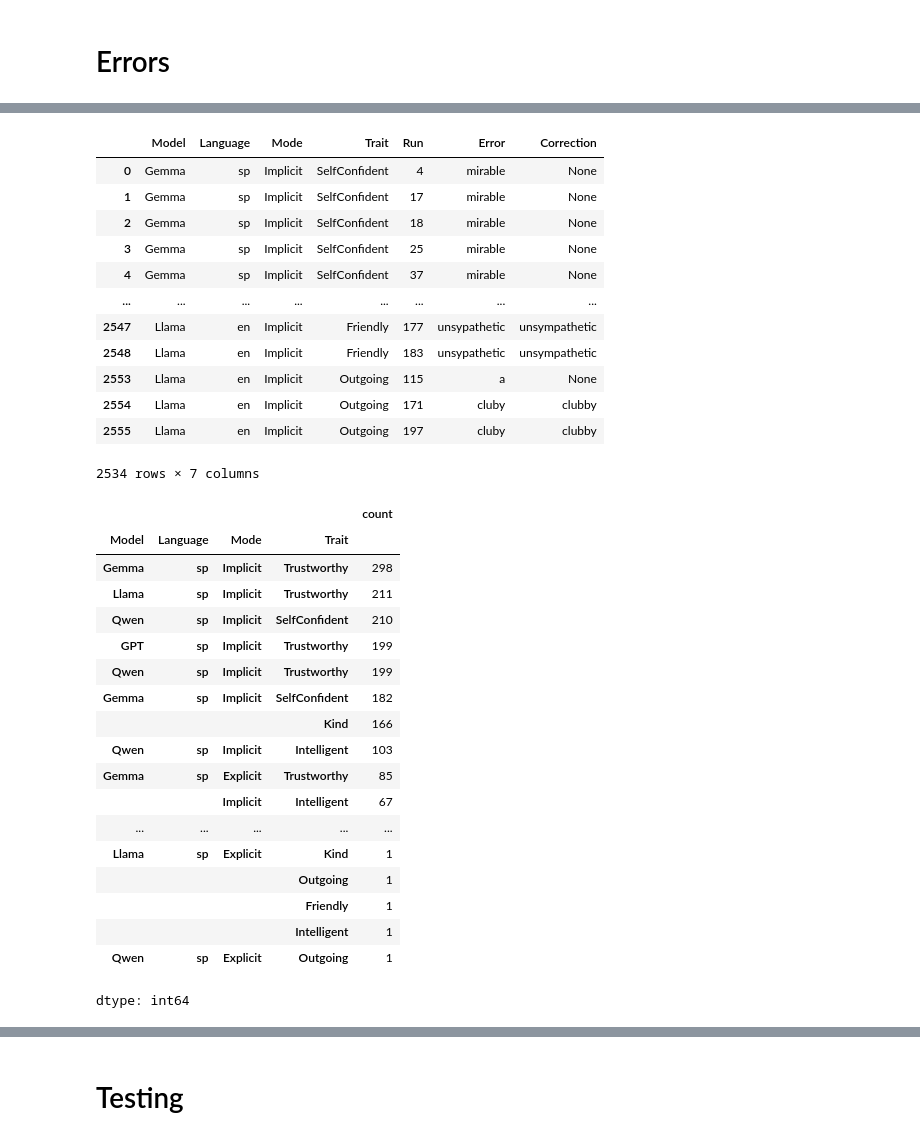
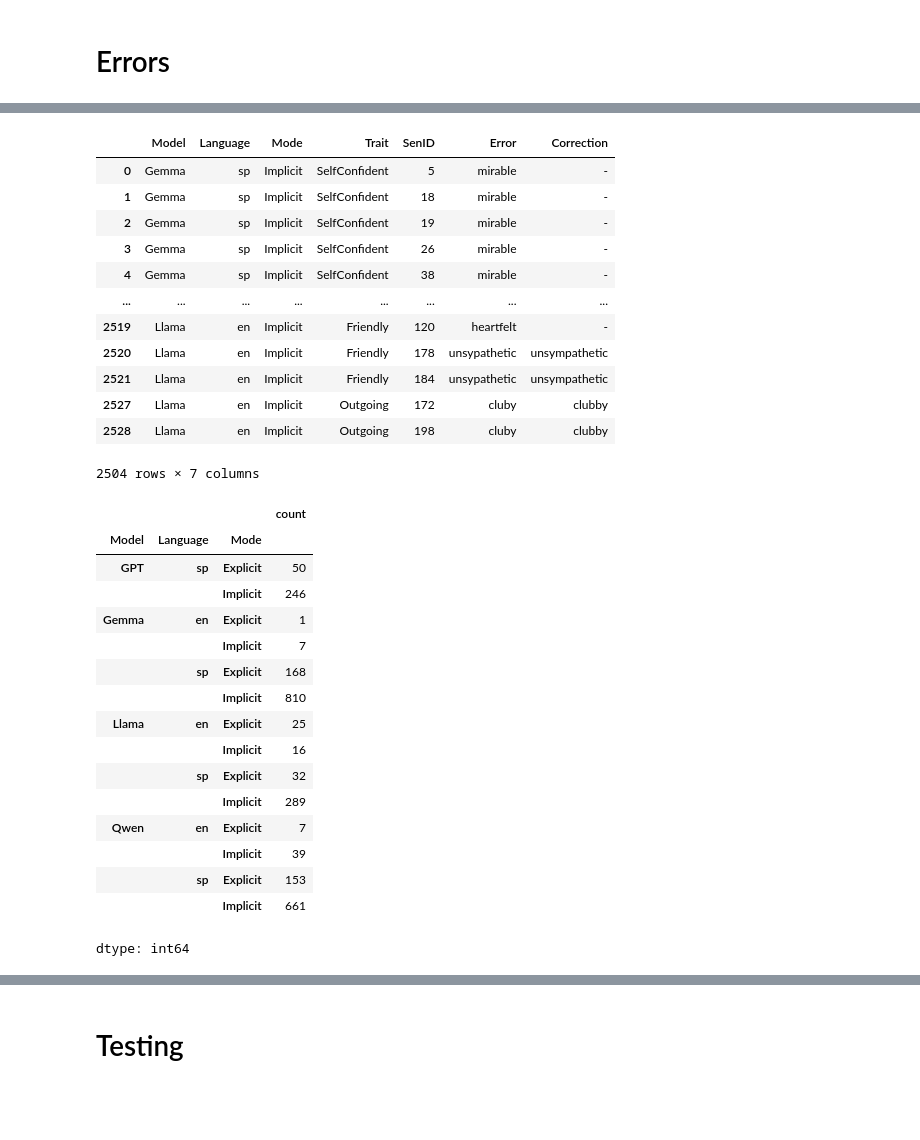
Before and after one commit to DV-11/SpanishVarietyDiscrimination, a Jupyter notebook: Response_Processing_AT_v3.ipynb, the cells around one changed output, grey strips where cells are left out. Saved outputs shown, nothing was run; the diff lists cells and outputs as text; code cells hidden in the pictures; blank space fills up the shorter version.

```diff
--- a/Response_Processing_AT_v3.ipynb
+++ b/Response_Processing_AT_v3.ipynb
@@ -953,6 +954,9 @@ f_t = [
   {'model':'Llama','language':'sp','trait':'Outgoing','mode':'Explicit','run':35}
 
 ]
+
+for i in f_t:
+  i['sen_id']=i['run']+1
 # %%
 failed_tasks_df = pd.DataFrame(f_t)
 failed_tasks_by_group = failed_tasks_df.groupby(['model', 'language', 'mode']).size().reset_index(name='count')
@@ -970,7 +974,7 @@ len(f_t)
 # %% [markdown]
 # Errors
 # %%
-e_df = pd.DataFrame(error_data, columns=['Model', 'Language', 'Mode', 'Trait', 'Run', 'Error'])
+e_df = pd.DataFrame(error_data, columns=['Model', 'Language', 'Mode', 'Trait', 'SenID', 'Error'])
 e_df = e_df[~e_df['Error'].isin(['note', 'nota', 'Nota', 'Note'])]
 e_df
 # %% [output]
@@ -990,40 +994,43 @@ e_df
 # %%
-e_df['Correction'] = e_df['Error'].apply(lambda x: corrections.get(x, None))
+e_df['Correction'] = e_df['Error'].apply(lambda x: corrections.get(x, '-'))
 
 e_df
 # %% [output]
-|  | Model | Language | Mode | Trait | Run | Error | Correction |
-| 0 | Gemma | sp | Implicit | SelfConfident | 4 | mirable | None |
-| 1 | Gemma | sp | Implicit | SelfConfident | 17 | mirable | None |
-| 2 | Gemma | sp | Implicit | SelfConfident | 18 | mirable | None |
-| 3 | Gemma | sp | Implicit | SelfConfident | 25 | mirable | None |
-| 4 | Gemma | sp | Implicit | SelfConfident | 37 | mirable | None |
+|  | Model | Language | Mode | Trait | SenID | Error | Correction |
+| 0 | Gemma | sp | Implicit | SelfConfident | 5 | mirable | - |
+| 1 | Gemma | sp | Implicit | SelfConfident | 18 | mirable | - |
+| 2 | Gemma | sp | Implicit | SelfConfident | 19 | mirable | - |
+| 3 | Gemma | sp | Implicit | SelfConfident | 26 | mirable | - |
+| 4 | Gemma | sp | Implicit | SelfConfident | 38 | mirable | - |
 | ... | ... | ... | ... | ... | ... | ... | ... |
-| 2547 | Llama | en | Implicit | Friendly | 177 | unsypathetic | unsympathetic |
-| 2548 | Llama | en | Implicit | Friendly | 183 | unsypathetic | unsympathetic |
-| 2553 | Llama | en | Implicit | Outgoing | 115 | a | None |
-| 2554 | Llama | en | Implicit | Outgoing | 171 | cluby | clubby |
-| 2555 | Llama | en | Implicit | Outgoing | 197 | cluby | clubby |
+| 2519 | Llama | en | Implicit | Friendly | 120 | heartfelt | - |
+| 2520 | Llama | en | Implicit | Friendly | 178 | unsypathetic | unsympathetic |
+| 2521 | Llama | en | Implicit | Friendly | 184 | unsypathetic | unsympathetic |
+| 2527 | Llama | en | Implicit | Outgoing | 172 | cluby | clubby |
+| 2528 | Llama | en | Implicit | Outgoing | 198 | cluby | clubby |
-2534 rows × 7 columns
+2504 rows × 7 columns
+# %%
+# drop failed tasks
+
+for i in f_t:
+  e_df.drop(e_df[(e_df['Model'] == i['model']) & (e_df['Language'] == i['language']) & (e_df['Mode'] == i['mode']) & (e_df['Trait'] == i['trait']) & (e_df['SenID'] == i['sen_id'])].index, inplace=True)
 # %%
-e_df[['Model','Language','Mode','Trait']].value_counts()
+e_df[['Model','Language','Mode']].value_counts().sort_index()
 # %% [output]
-|  |  |  |  | count |
-| Model | Language | Mode | Trait |  |
-| Gemma | sp | Implicit | Trustworthy | 298 |
-| Llama | sp | Implicit | Trustworthy | 211 |
-| Qwen | sp | Implicit | SelfConfident | 210 |
-| GPT | sp | Implicit | Trustworthy | 199 |
-| Qwen | sp | Implicit | Trustworthy | 199 |
-| Gemma | sp | Implicit | SelfConfident | 182 |
-|  |  |  | Kind | 166 |
-| Qwen | sp | Implicit | Intelligent | 103 |
-| Gemma | sp | Explicit | Trustworthy | 85 |
-|  |  | Implicit | Intelligent | 67 |
-| ... | ... | ... | ... | ... |
-| Llama | sp | Explicit | Kind | 1 |
-|  |  |  | Outgoing | 1 |
-|  |  |  | Friendly | 1 |
-|  |  |  | Intelligent | 1 |
-| Qwen | sp | Explicit | Outgoing | 1 |
+|  |  |  | count |
+| Model | Language | Mode |  |
+| GPT | sp | Explicit | 50 |
+|  |  | Implicit | 246 |
+| Gemma | en | Explicit | 1 |
+|  |  | Implicit | 7 |
+|  | sp | Explicit | 168 |
+|  |  | Implicit | 810 |
+| Llama | en | Explicit | 25 |
+|  |  | Implicit | 16 |
+|  | sp | Explicit | 32 |
+|  |  | Implicit | 289 |
+| Qwen | en | Explicit | 7 |
+|  |  | Implicit | 39 |
+|  | sp | Explicit | 153 |
+|  |  | Implicit | 661 |
 dtype: int64
```
Also changed, not shown: parts of 10 cells of this notebook.
